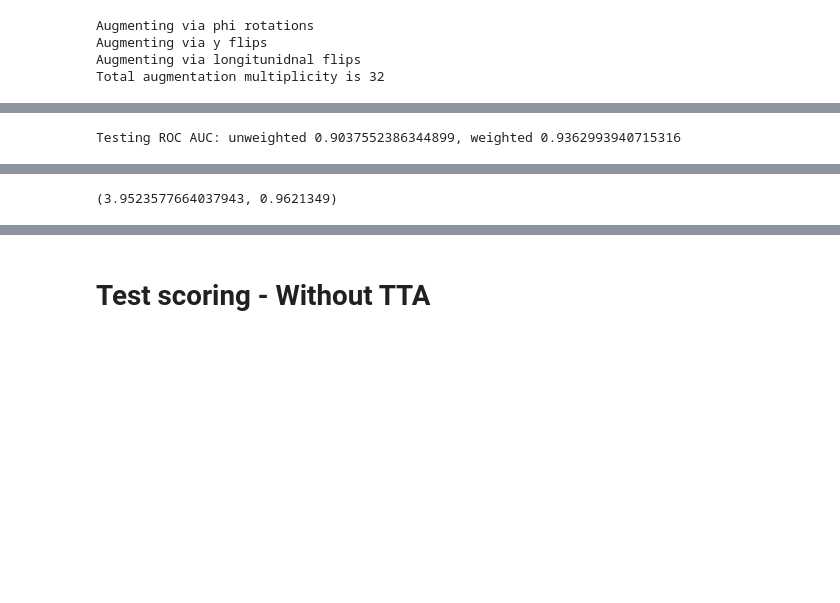
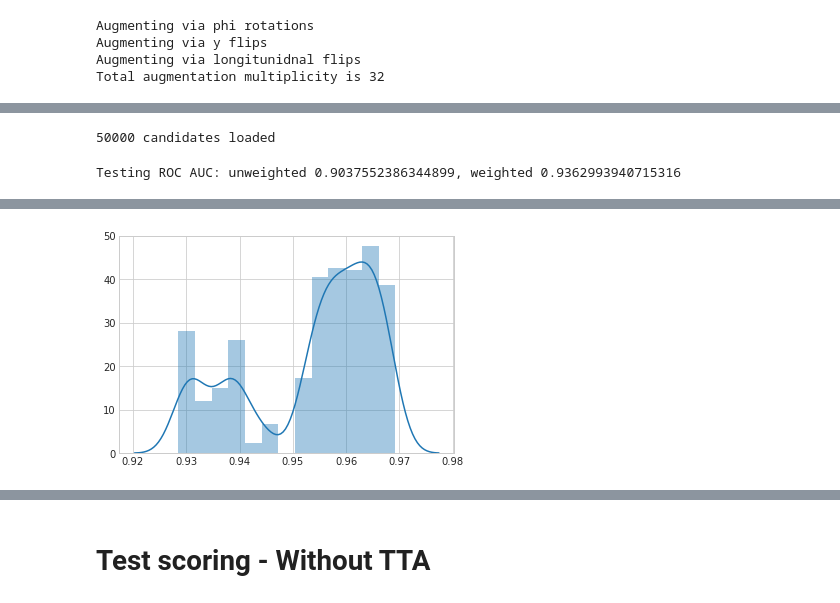
Before and after one commit to GilesStrong/HiggsML_Investigations, a Jupyter notebook: notebooks/5_Model_Data_Augmentation-Redux-M.ipynb, the cells around one changed output, grey strips where cells are left out. Saved outputs shown, nothing was run; the diff lists cells and outputs as text; code cells hidden in the pictures; blank space fills up the shorter version.

```diff
--- a/notebooks/5_Model_Data_Augmentation-Redux-M.ipynb
+++ b/notebooks/5_Model_Data_Augmentation-Redux-M.ipynb
@@ -274,8 +281,13 @@ Prediction took 0.013529236289858818s per sample
-# %%
-print('Testing ROC AUC: unweighted {}, weighted {}'.format(roc_auc_score(get_feature('targets', val_fy.source), get_feature('pred', val_fy.source)),
-                                                           roc_auc_score(get_feature('targets', val_fy.source), get_feature('pred', val_fy.source), sample_weight=get_feature('weights', val_fy.source))))
-# %% [output]
-Testing ROC AUC: unweighted 0.9037552386344899, weighted 0.9362993940715316
+# %%
+val_df_tta = convert_to_df(val_fy.source, pred_name='pred_TTA')
+# %% [output]
+50000 candidates loaded
+# %%
+print('Testing ROC AUC: unweighted {}, weighted {}'.format(roc_auc_score(val_df_tta.gen_target, val_df_tta.pred_class),
+                                                           roc_auc_score(val_df_tta.gen_target, val_df_tta.pred_class, sample_weight=val_df_tta.gen_weight)))
+# %% [output]
+Testing ROC AUC: unweighted 0.9037552386344899, weighted 0.9362993940715316
 # %%
-ams_scan_slow(convert_to_df(val_fy.source), br=10, w_factor=250000/50000)
+%%time
+cut_kde_tta = kde_optimise_cut(val_df_tta, top_perc=0.05, br=10, w_factor=250000/50000)
 # %% [output]
@@ -283,3 +298,3 @@ ams_scan_slow(convert_to_df(val_fy.source), br=10, w_factor=250000/50000)
-(3.9523577664037943, 0.9621349)
+[figure, added]
 # %%
 %%time
```
Also changed, not shown: parts of 15 cells of this notebook.
